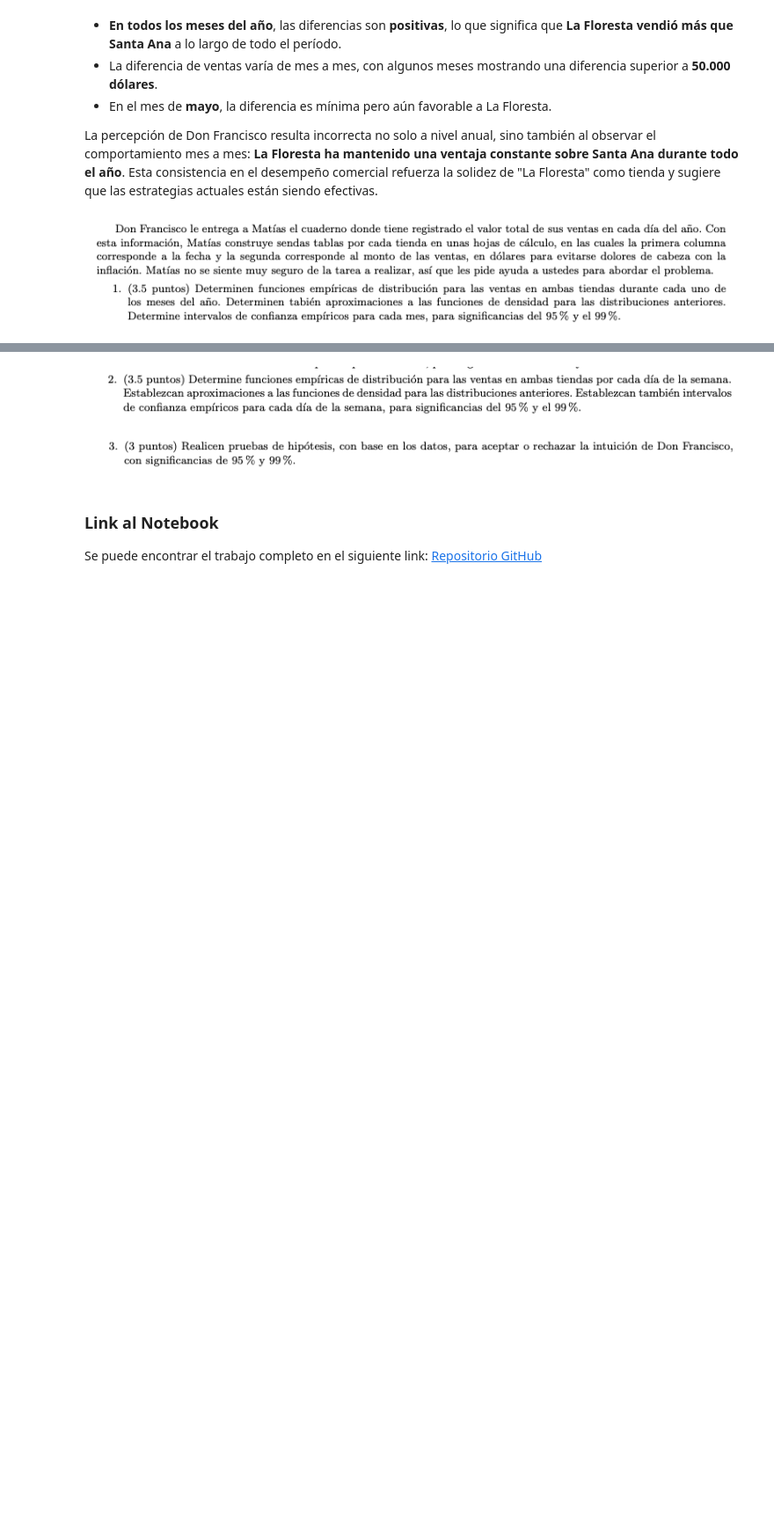
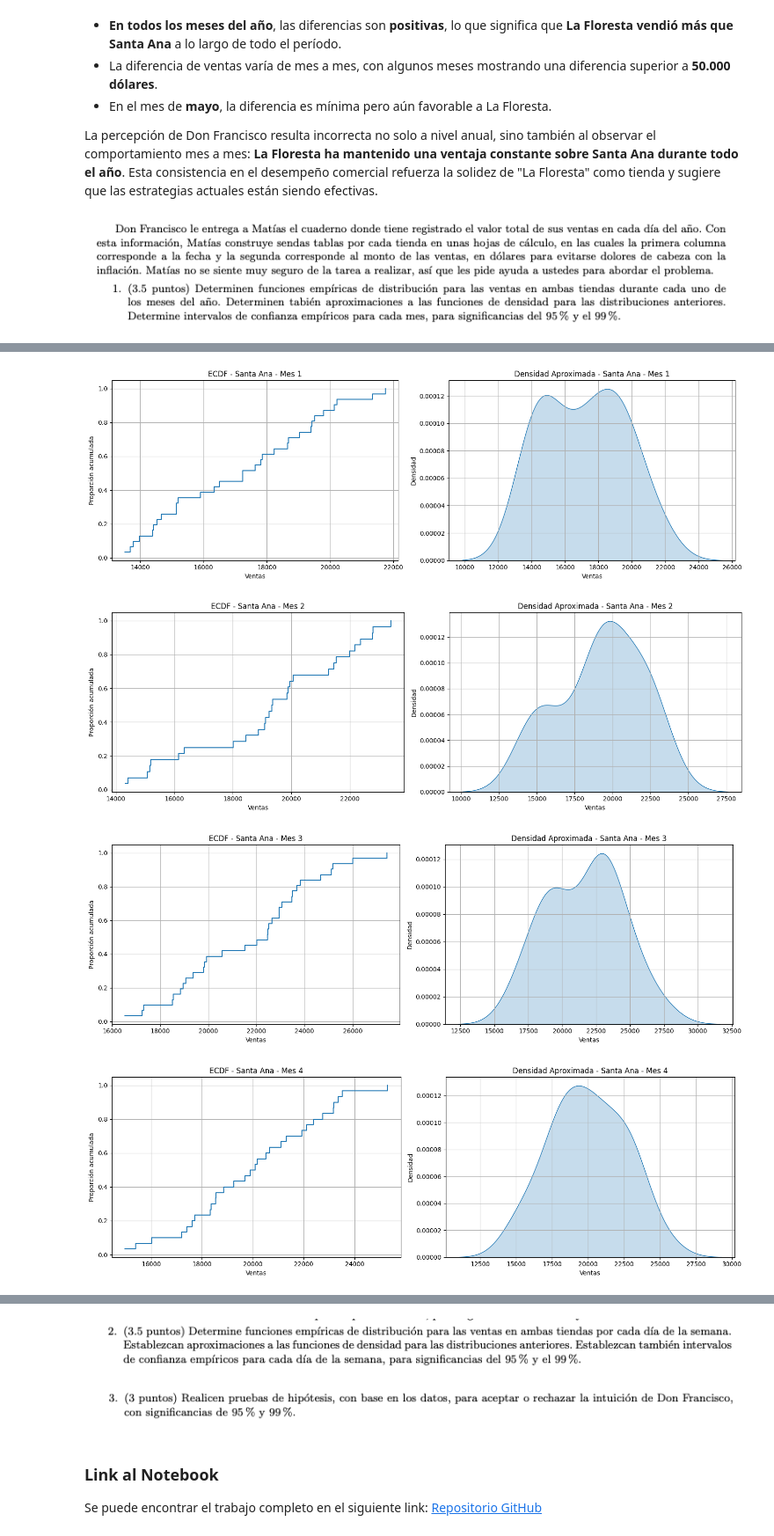
Before and after one commit to abrilnoguera/TPFinal-PEIA, a Jupyter notebook: TP Final.ipynb, the cells around one changed output, grey strips where cells are left out. Shown at 88% size. Drawn from its saved outputs; the diff is of its cells as text; code cells hidden in the pictures; blank space fills up the shorter version.

```diff
--- a/TP Final.ipynb
+++ b/TP Final.ipynb
@@ -192,3 +193,6 @@ plt.show()
 La percepción de Don Francisco resulta incorrecta no solo a nivel anual, sino también al observar el comportamiento mes a mes: **La Floresta ha mantenido una ventaja constante sobre Santa Ana durante todo el año**. Esta consistencia en el desempeño comercial refuerza la solidez de "La Floresta" como tienda y sugiere que las estrategias actuales están siendo efectivas.
 # %% [markdown]
 ![image.png](attachment:image.png)
+# %%
+santa_ana_df = pd.read_excel("Datos.xlsx", sheet_name='Santa Ana')
+la_floresta_df = pd.read_excel("Datos.xlsx", sheet_name='La Floresta')
@@ -194,0 +231,38 @@ La percepción de Don Francisco resulta incorrecta no solo a nivel anual, sino t
+# %%
+santa_ana_df['Fecha'] = pd.to_datetime(santa_ana_df['Fecha'])
+la_floresta_df['Fecha'] = pd.to_datetime(la_floresta_df['Fecha'])
+
+santa_ana_df['Mes'] = santa_ana_df['Fecha'].dt.month
+la_floresta_df['Mes'] = la_floresta_df['Fecha'].dt.month
+# %%
+meses_santa = sorted(santa_ana_df['Mes'].unique())
+
+for mes in meses_santa:
+    datos = santa_ana_df[santa_ana_df['Mes'] == mes]['Ventas']
+    x = np.sort(datos)
+    y = np.arange(1, len(x)+1) / len(x)
+
+    # ECDF
+    plt.figure(figsize=(15,5))
+    plt.subplot(1, 2, 1)
+    plt.step(x, y, where='post')
+    plt.title(f'ECDF - Santa Ana - Mes {mes}')
+    plt.xlabel('Ventas')
+    plt.ylabel('Proporción acumulada')
+    plt.grid(True)
+
+    # Aproximacion de Densidad
+    plt.subplot(1, 2, 2)
+    sns.kdeplot(datos, fill=True)
+    plt.title(f'Densidad Aproximada - Santa Ana - Mes {mes}')
+    plt.xlabel('Ventas')
+    plt.ylabel('Densidad')
+    plt.grid(True)
+
+    plt.tight_layout()
+    plt.show()
+# %% [output]
+[figure, added]
+[figure, added]
+[figure, added]
+[figure, added]
```
Also changed, not shown: parts of 7 cells of this notebook, 2 other files.
